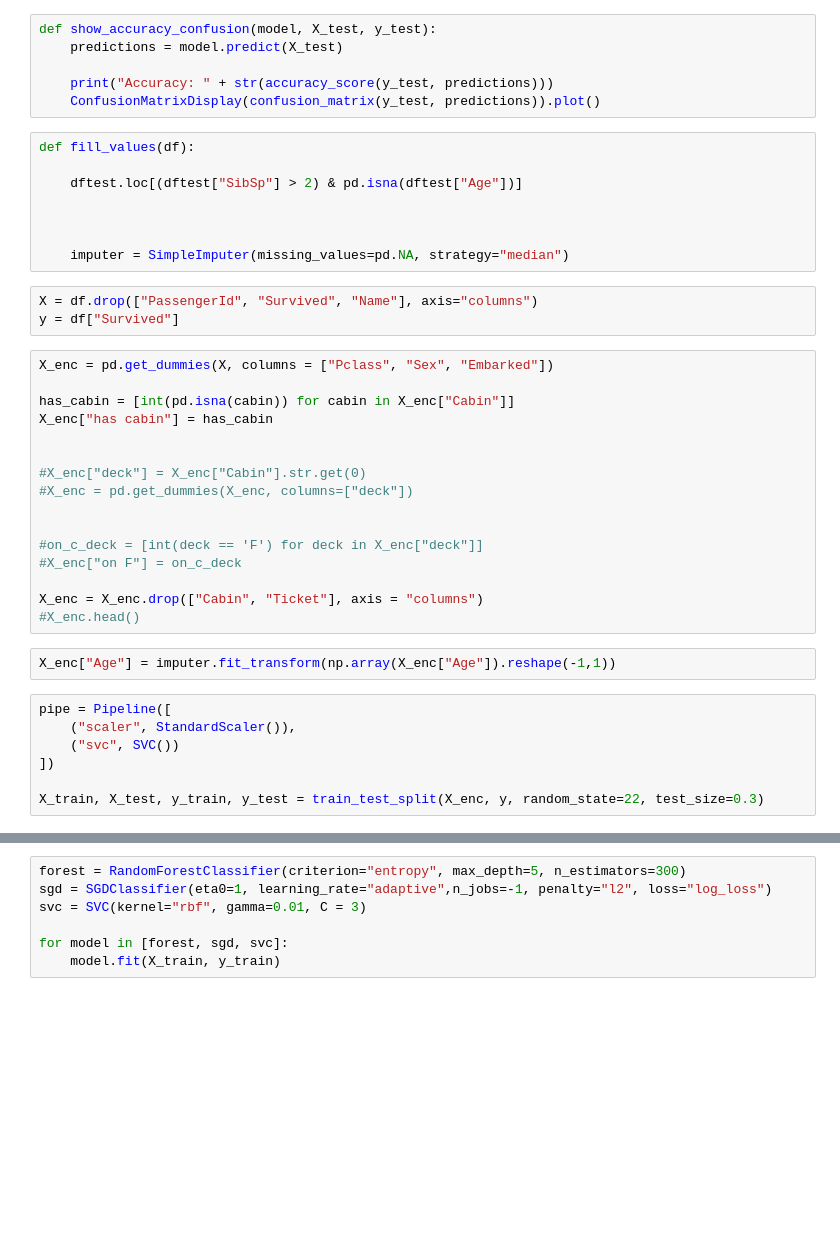
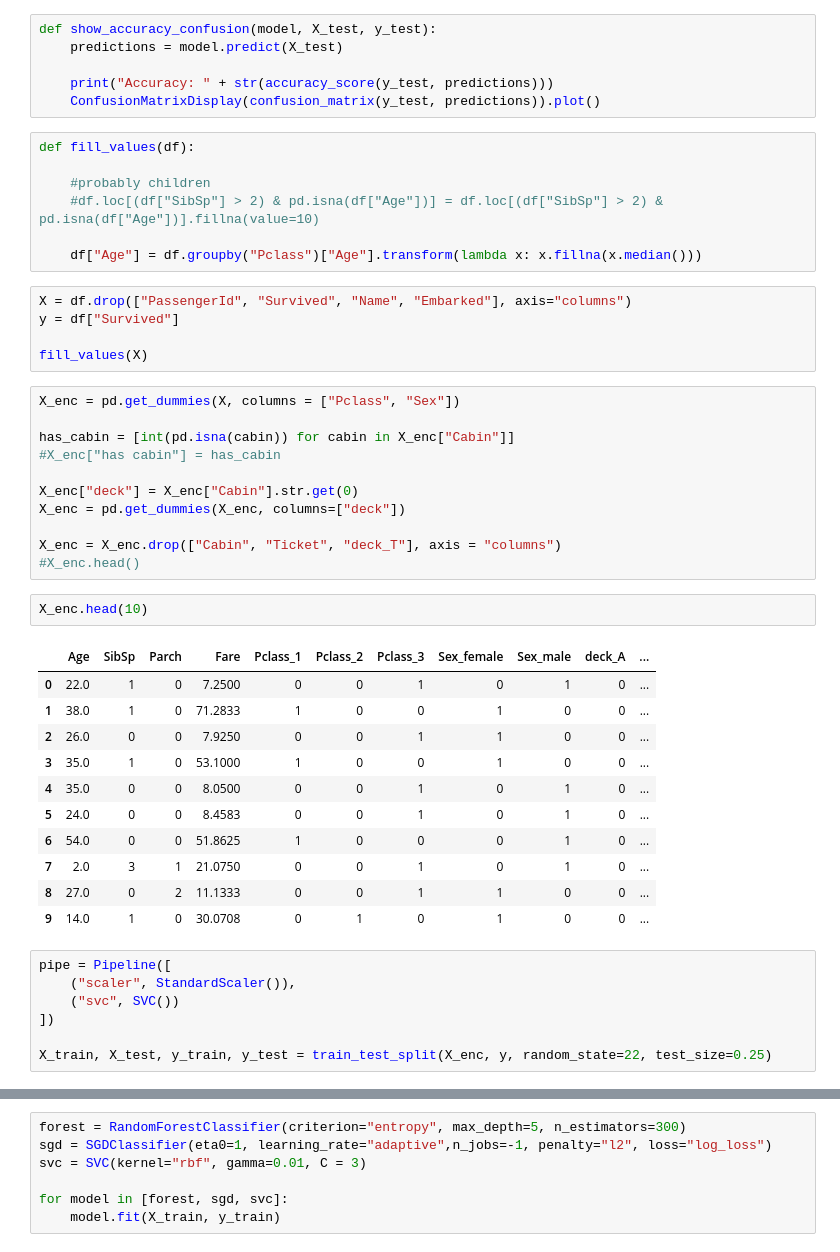
Before and after one commit to kasvoy/KaggleLearning, a Jupyter notebook: titanic/titanic.ipynb, the cells around one changed output, grey strips where cells are left out. Cells and saved outputs as stored; diff of their text form; blank space fills up the shorter version.

```diff
--- a/titanic/titanic.ipynb
+++ b/titanic/titanic.ipynb
@@ -45,39 +38,47 @@ def show_accuracy_confusion(model, X_test, y_test):
 # %%
 def fill_values(df):
 
-    dftest.loc[(dftest["SibSp"] > 2) & pd.isna(dftest["Age"])]
+    #probably children
+    #df.loc[(df["SibSp"] > 2) & pd.isna(df["Age"])] = df.loc[(df["SibSp"] > 2) & pd.isna(df["Age"])].fillna(value=10)
 
-
-
-    imputer = SimpleImputer(missing_values=pd.NA, strategy="median")
+    df["Age"] = df.groupby("Pclass")["Age"].transform(lambda x: x.fillna(x.median()))
 # %%
-X = df.drop(["PassengerId", "Survived", "Name"], axis="columns")
+X = df.drop(["PassengerId", "Survived", "Name", "Embarked"], axis="columns")
 y = df["Survived"]
+
+fill_values(X)
 # %%
-X_enc = pd.get_dummies(X, columns = ["Pclass", "Sex", "Embarked"])
+X_enc = pd.get_dummies(X, columns = ["Pclass", "Sex"])
 
 has_cabin = [int(pd.isna(cabin)) for cabin in X_enc["Cabin"]]
-X_enc["has cabin"] = has_cabin
+#X_enc["has cabin"] = has_cabin
 
+X_enc["deck"] = X_enc["Cabin"].str.get(0)
+X_enc = pd.get_dummies(X_enc, columns=["deck"])
 
-#X_enc["deck"] = X_enc["Cabin"].str.get(0)
-#X_enc = pd.get_dummies(X_enc, columns=["deck"])
-
-
-#on_c_deck = [int(deck == 'F') for deck in X_enc["deck"]]
-#X_enc["on F"] = on_c_deck
-
-X_enc = X_enc.drop(["Cabin", "Ticket"], axis = "columns")
+X_enc = X_enc.drop(["Cabin", "Ticket", "deck_T"], axis = "columns")
 #X_enc.head()
-# %%
-X_enc["Age"] = imputer.fit_transform(np.array(X_enc["Age"]).reshape(-1,1))
+# %%
+X_enc.head(10)
+# %% [output]
+|  | Age | SibSp | Parch | Fare | Pclass_1 | Pclass_2 | Pclass_3 | Sex_female | Sex_male | deck_A | ... |
+| 0 | 22.0 | 1 | 0 | 7.2500 | 0 | 0 | 1 | 0 | 1 | 0 | ... |
+| 1 | 38.0 | 1 | 0 | 71.2833 | 1 | 0 | 0 | 1 | 0 | 0 | ... |
+| 2 | 26.0 | 0 | 0 | 7.9250 | 0 | 0 | 1 | 1 | 0 | 0 | ... |
+| 3 | 35.0 | 1 | 0 | 53.1000 | 1 | 0 | 0 | 1 | 0 | 0 | ... |
+| 4 | 35.0 | 0 | 0 | 8.0500 | 0 | 0 | 1 | 0 | 1 | 0 | ... |
+| 5 | 24.0 | 0 | 0 | 8.4583 | 0 | 0 | 1 | 0 | 1 | 0 | ... |
+| 6 | 54.0 | 0 | 0 | 51.8625 | 1 | 0 | 0 | 0 | 1 | 0 | ... |
+| 7 | 2.0 | 3 | 1 | 21.0750 | 0 | 0 | 1 | 0 | 1 | 0 | ... |
+| 8 | 27.0 | 0 | 2 | 11.1333 | 0 | 0 | 1 | 1 | 0 | 0 | ... |
+| 9 | 14.0 | 1 | 0 | 30.0708 | 0 | 1 | 0 | 1 | 0 | 0 | ... |
 # %%
 pipe = Pipeline([
     ("scaler", StandardScaler()),
     ("svc", SVC())
 ])
 
-X_train, X_test, y_train, y_test = train_test_split(X_enc, y, random_state=22, test_size=0.3)
+X_train, X_test, y_train, y_test = train_test_split(X_enc, y, random_state=22, test_size=0.25)
 # %%
 pipe.fit(X_train, y_train)
 predictions = pipe.predict(X_test)
```
Also changed, not shown: parts of 11 cells of this notebook.
